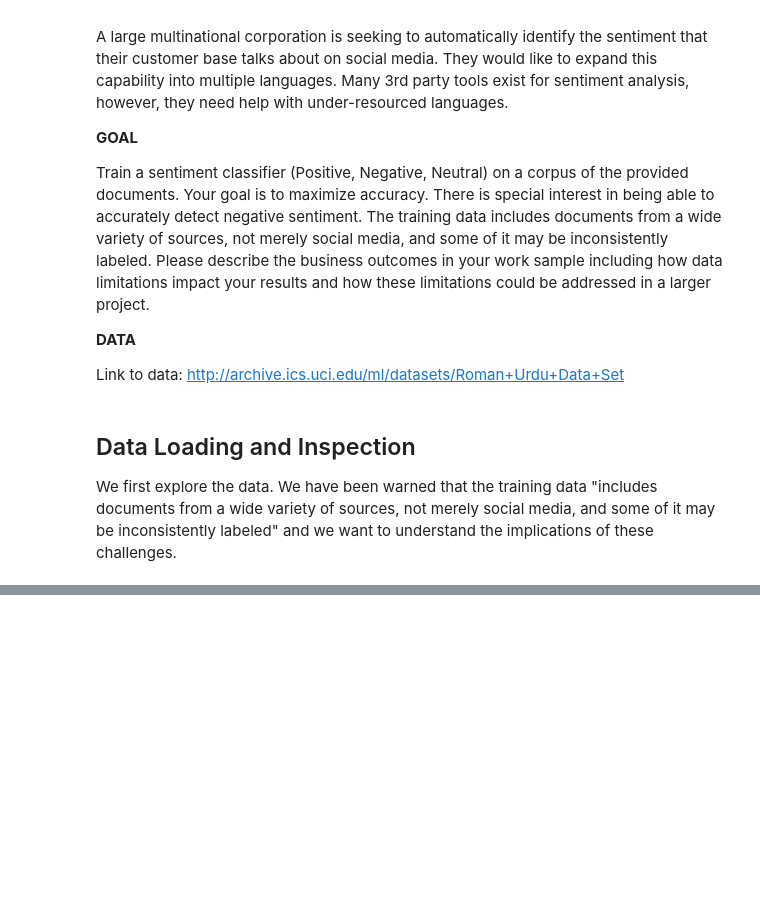
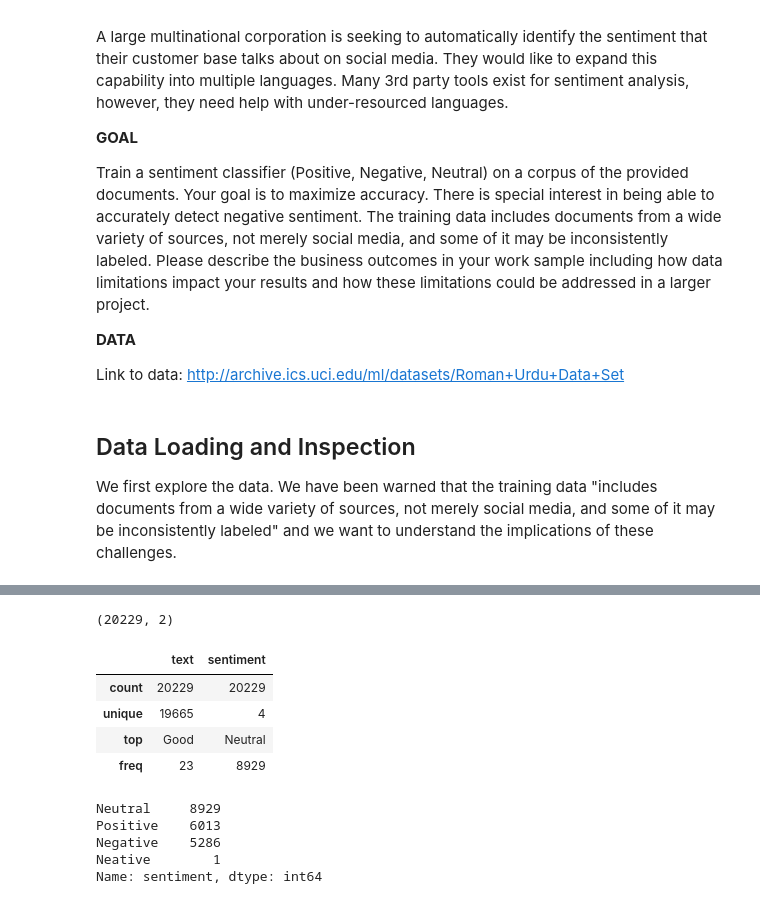
Before and after one commit to conorfrailey/MLpractice, a Jupyter notebook: Amazon Coding Challenge.ipynb, the cells around one changed output, grey strips where cells are left out. Drawn from its saved outputs; the diff is of its cells as text; code cells hidden in the pictures; blank space fills up the shorter version.

```diff
--- a/Amazon Coding Challenge.ipynb
+++ b/Amazon Coding Challenge.ipynb
@@ -43,0 +56,20 @@ FileNotFoundError: [Errno 2] No such file or directory: 'eggs.csv'
+# %%
+data.shape
+# %% [output]
+(20229, 2)
+# %%
+data.describe()
+# %% [output]
+|  | text | sentiment |
+| count | 20229 | 20229 |
+| unique | 19665 | 4 |
+| top | Good | Neutral |
+| freq | 23 | 8929 |
+# %%
+data['sentiment'].value_counts()
+# %% [output]
+Neutral     8929
+Positive    6013
+Negative    5286
+Neative        1
+Name: sentiment, dtype: int64
```
Also changed, not shown: parts of 18 cells of this notebook.
